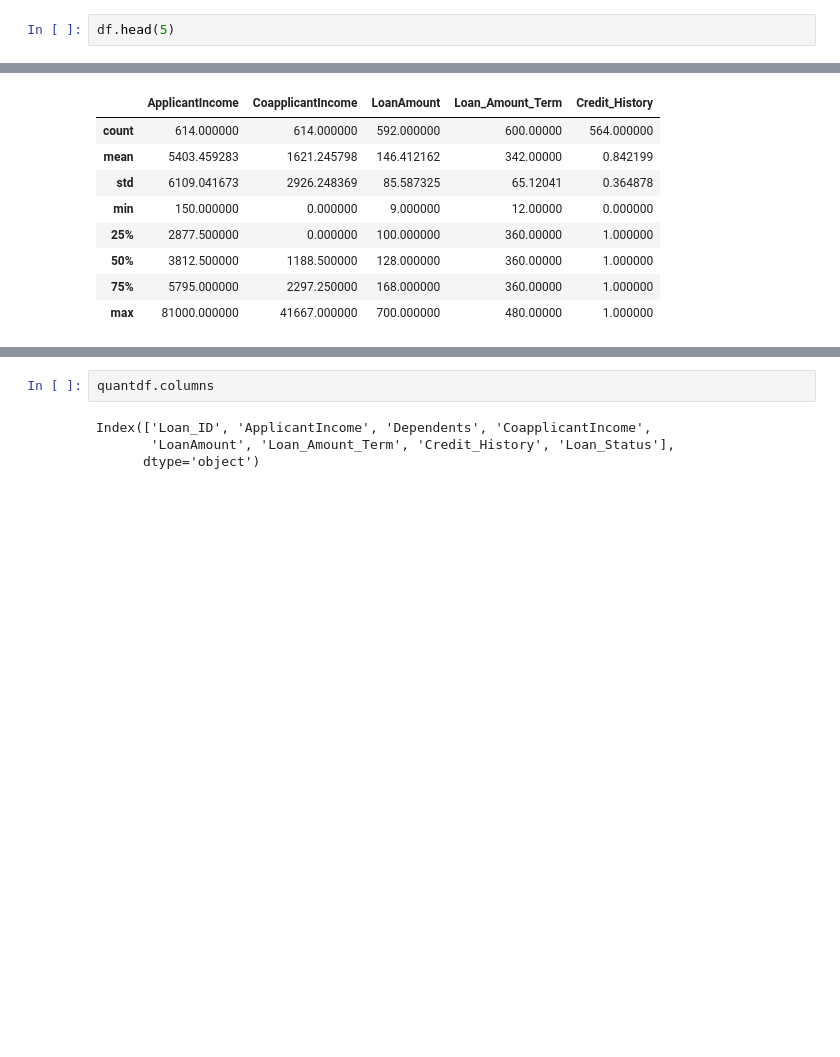
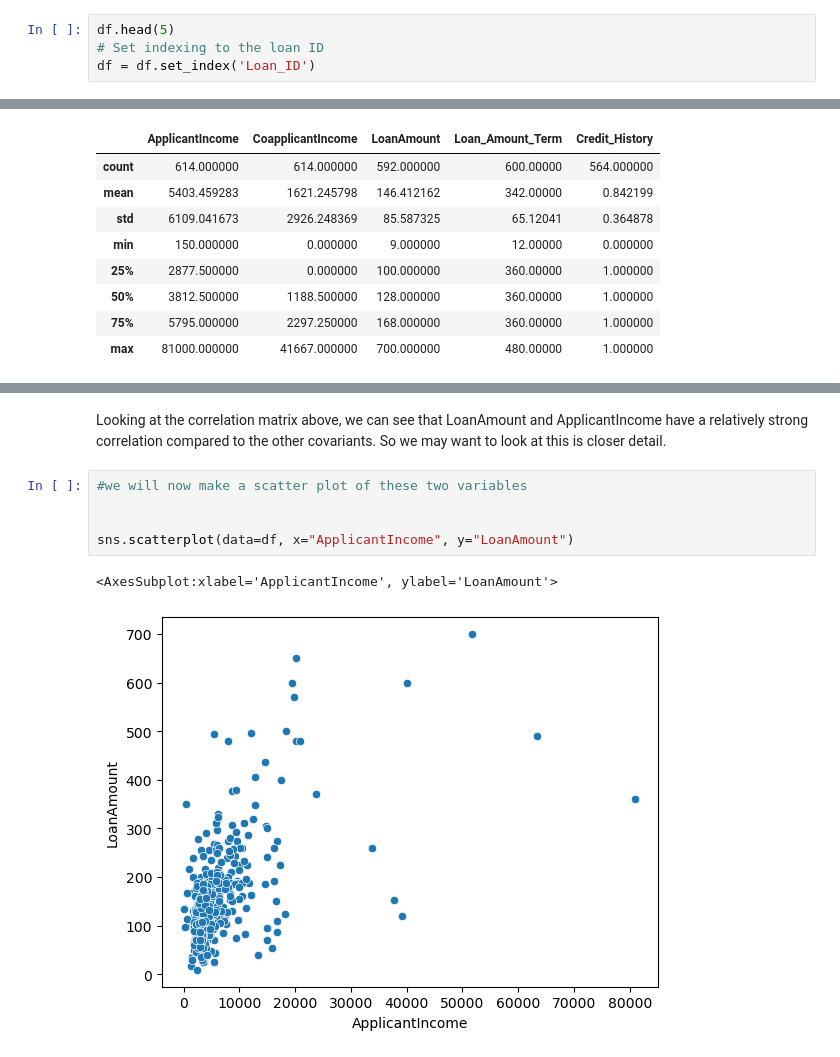
Before and after one commit to christianndjanda/DST_Assessment_0_Group_4, a Jupyter notebook: KatherineW/Python_Analysis_with_Pandas.ipynb, the cells around one changed output, grey strips where cells are left out. Cells and saved outputs as stored; diff of their text form; blank space fills up the shorter version.

```diff
--- a/KatherineW/Python_Analysis_with_Pandas.ipynb
+++ b/KatherineW/Python_Analysis_with_Pandas.ipynb
@@ -11,3 +14,5 @@ df = pd.read_csv("C:/Users/kwhit/OneDrive/Documents/DataSets/loan_data_set.csv")
 # also imports any packages and libraries that we may need
 # %%
 df.head(5)
+# Set indexing to the loan ID
+df = df.set_index('Loan_ID')
@@ -114,9 +109,13 @@ Loan_Amount_Term           1.000000        0.001470
 Credit_History             0.001470        1.000000
 <AxesSubplot:>
 [figure]
+# %% [markdown]
+Looking at the correlation matrix above, we can see that LoanAmount and ApplicantIncome have a relatively strong correlation compared to the other covariants. So we may want to look at this is closer detail.
 # %%
-quantdf.columns
+#we will now make a scatter plot of these two variables
+
+
+sns.scatterplot(data=df, x="ApplicantIncome", y="LoanAmount")
 # %% [output]
-Index(['Loan_ID', 'ApplicantIncome', 'Dependents', 'CoapplicantIncome',
-       'LoanAmount', 'Loan_Amount_Term', 'Credit_History', 'Loan_Status'],
-      dtype='object')
+<AxesSubplot:xlabel='ApplicantIncome', ylabel='LoanAmount'>
+[figure, added]
```
Also changed, not shown: parts of 24 cells of this notebook.
